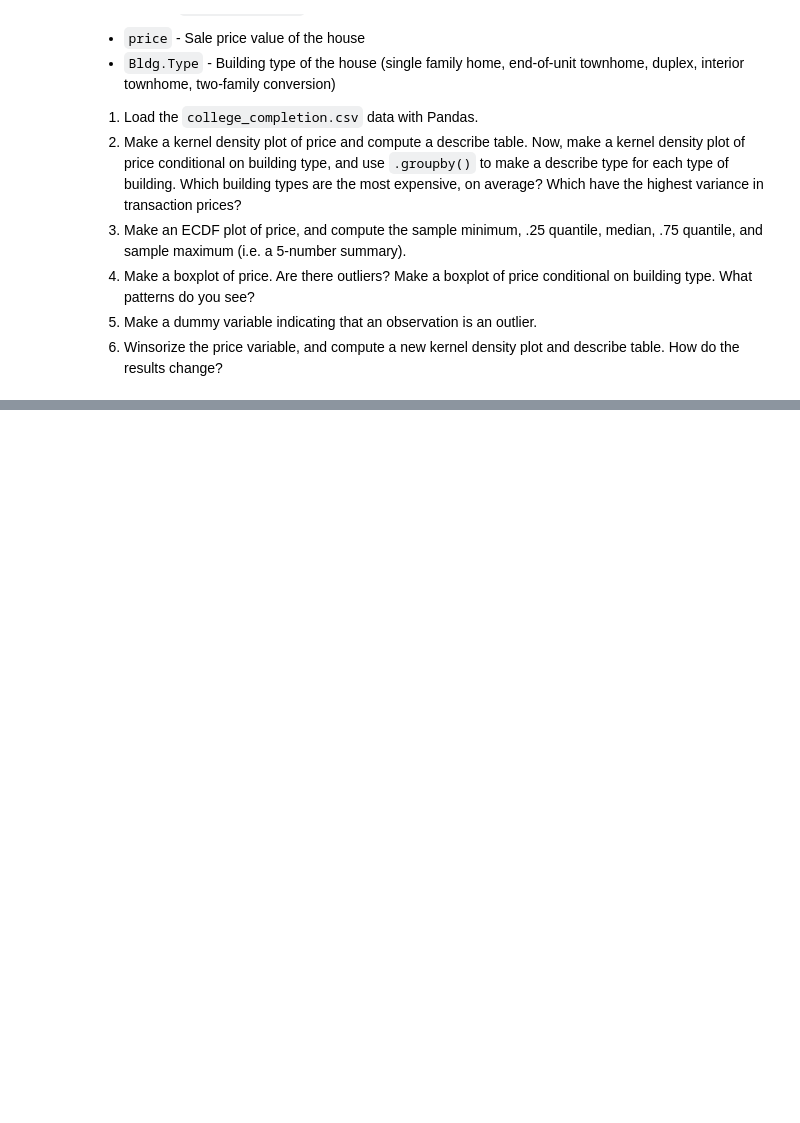
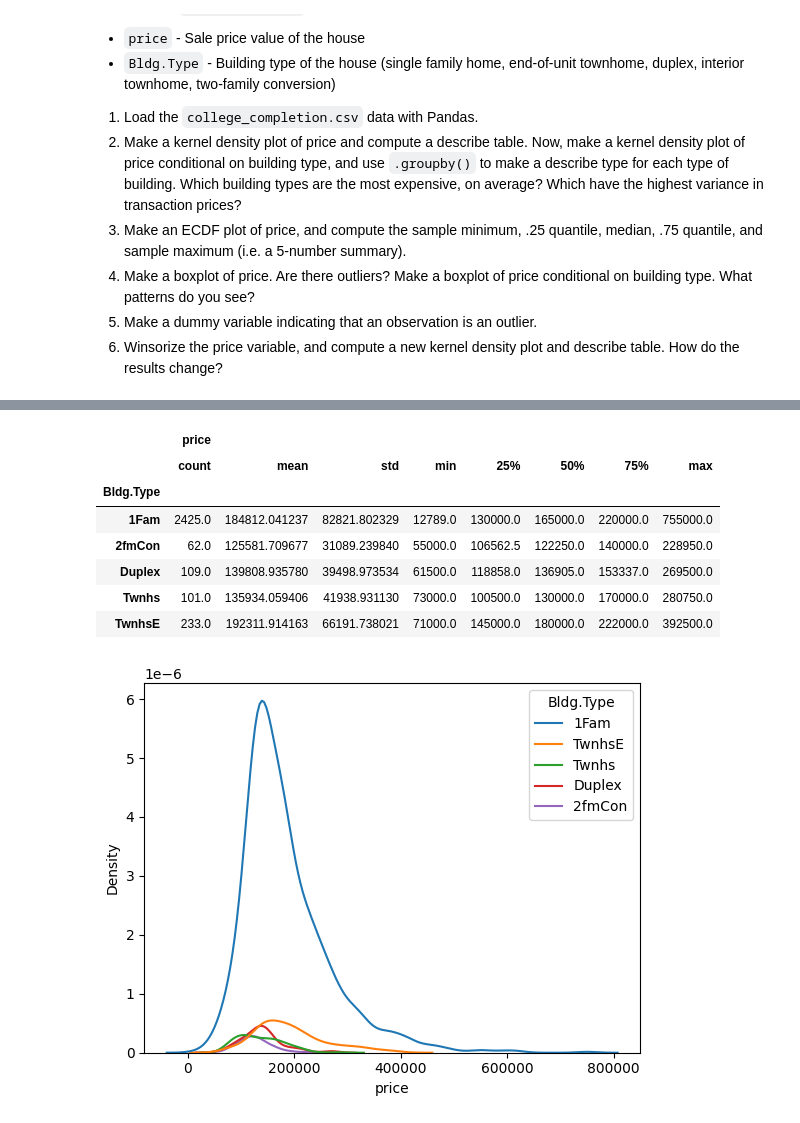
Before and after one commit to AngelikaBaloy/undergrad_ml_assignments, a Jupyter notebook: 01_assignment_wrangling_and_eda.ipynb, the cells around one changed output, grey strips where cells are left out. Drawn from its saved outputs; the diff is of its cells as text; code cells hidden in the pictures; blank space fills up the shorter version.

```diff
--- a/01_assignment_wrangling_and_eda.ipynb
+++ b/01_assignment_wrangling_and_eda.ipynb
@@ -582,0 +620,16 @@ We'll use the `ames_prices.csv` dataset. The "relevant" variables for this quest
+# %%
+# 2 ) kde price w bldg type
+sns.kdeplot(x=ames['price'], hue= ames['Bldg.Type'])
+ames.loc[:, ['price', 'Bldg.Type']].groupby('Bldg.Type').describe()
+
+# Townhouses have the largest mean/median price but 1fam has the largest spread and variation
+# %% [output]
+|  | price |  |  |  |  |  |  |  |
+|  | count | mean | std | min | 25% | 50% | 75% | max |
+| Bldg.Type |  |  |  |  |  |  |  |  |
+| 1Fam | 2425.0 | 184812.041237 | 82821.802329 | 12789.0 | 130000.0 | 165000.0 | 220000.0 | 755000.0 |
+| 2fmCon | 62.0 | 125581.709677 | 31089.239840 | 55000.0 | 106562.5 | 122250.0 | 140000.0 | 228950.0 |
+| Duplex | 109.0 | 139808.935780 | 39498.973534 | 61500.0 | 118858.0 | 136905.0 | 153337.0 | 269500.0 |
+| Twnhs | 101.0 | 135934.059406 | 41938.931130 | 73000.0 | 100500.0 | 130000.0 | 170000.0 | 280750.0 |
+| TwnhsE | 233.0 | 192311.914163 | 66191.738021 | 71000.0 | 145000.0 | 180000.0 | 222000.0 | 392500.0 |
+[figure, added]
```
Also changed, not shown: parts of 14 cells of this notebook.
